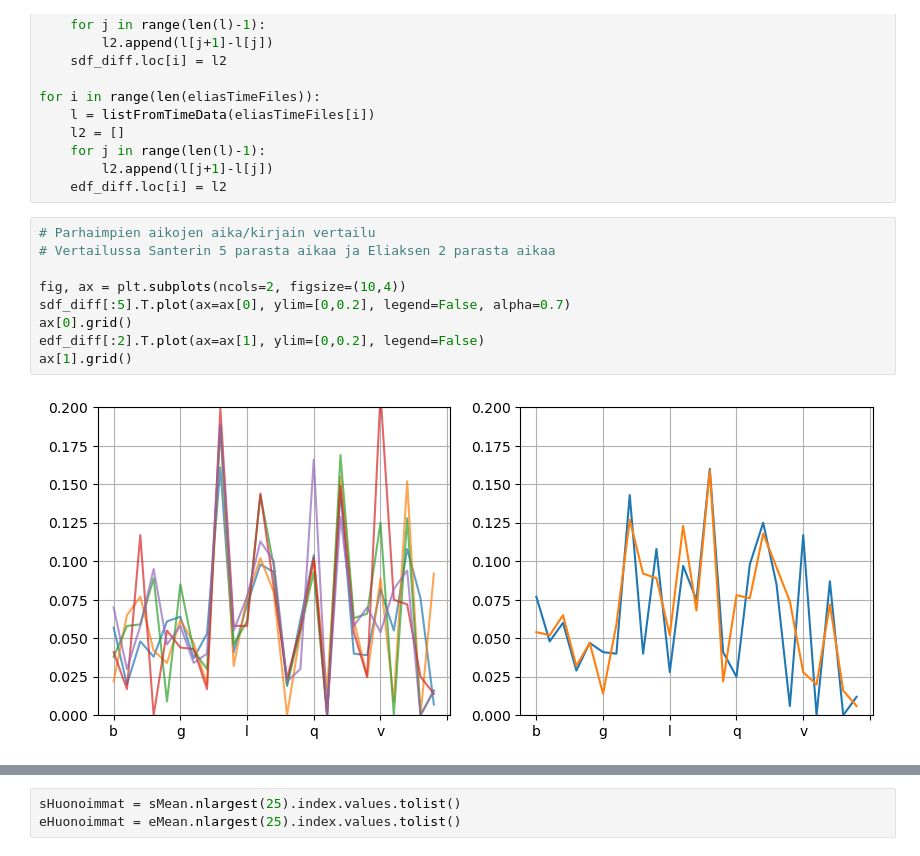
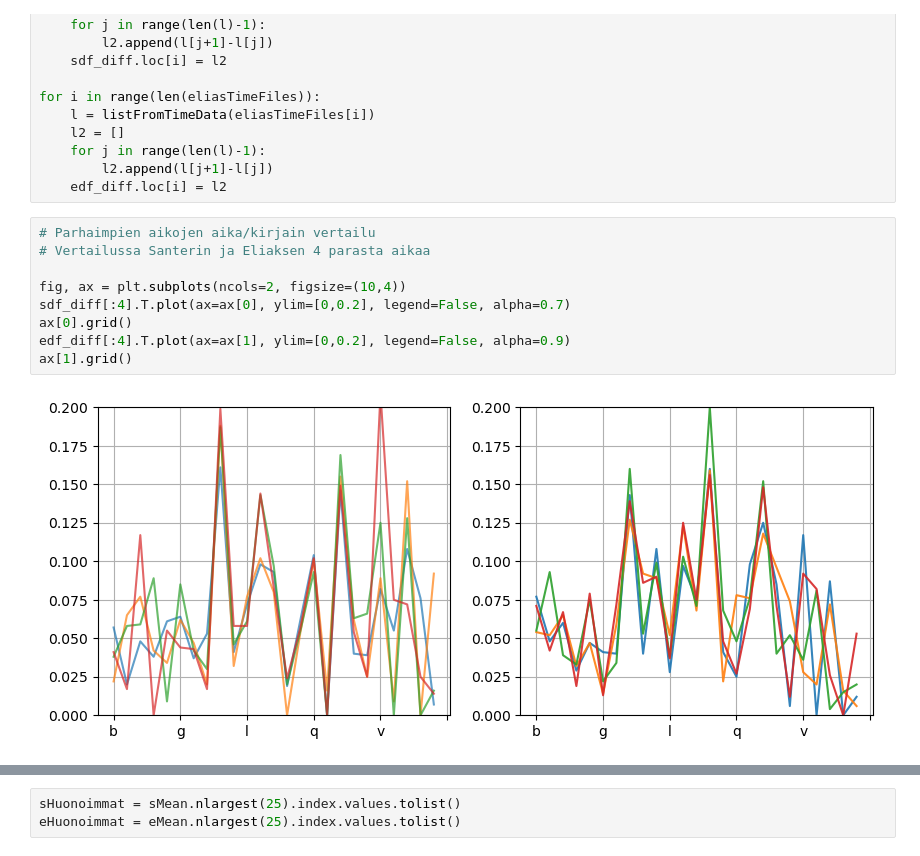
Before and after one commit to sansalv/abc-analyysi, a Jupyter notebook: abc_analyysi.ipynb, the cells around one changed output, grey strips where cells are left out. Cells and saved outputs as stored; diff of their text form.

```diff
--- a/abc_analyysi.ipynb
+++ b/abc_analyysi.ipynb
@@ -102,14 +104,14 @@ for i in range(len(eliasTimeFiles)):
     edf_diff.loc[i] = l2
 # %%
 # Parhaimpien aikojen aika/kirjain vertailu
-# Vertailussa Santerin 5 parasta aikaa ja Eliaksen 2 parasta aikaa
+# Vertailussa Santerin ja Eliaksen 4 parasta aikaa
 
 fig, ax = plt.subplots(ncols=2, figsize=(10,4))
-sdf_diff[:5].T.plot(ax=ax[0], ylim=[0,0.2], legend=False, alpha=0.7)
+sdf_diff[:4].T.plot(ax=ax[0], ylim=[0,0.2], legend=False, alpha=0.7)
 ax[0].grid()
-edf_diff[:2].T.plot(ax=ax[1], ylim=[0,0.2], legend=False)
+edf_diff[:4].T.plot(ax=ax[1], ylim=[0,0.2], legend=False, alpha=0.9)
 ax[1].grid()
 # %% [output]
-[figure, old version]
+[figure, new version]
 # %%
 # Santeri vs Elias keskiarvoaika/kirjain
```
Also changed, not shown: parts of 5 cells of this notebook, 2 other files.
